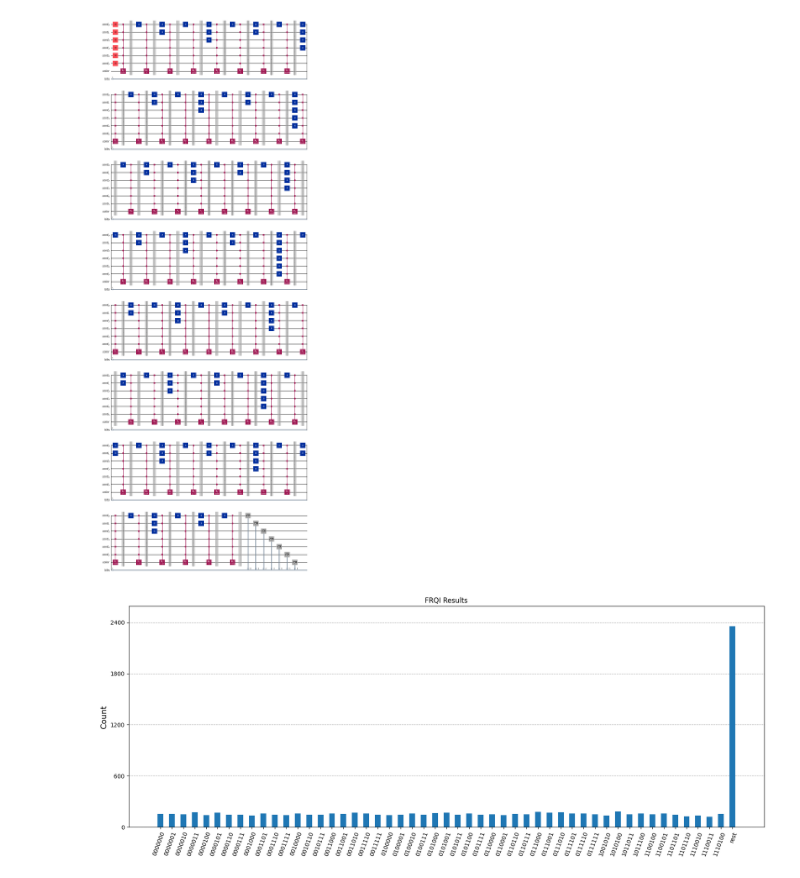
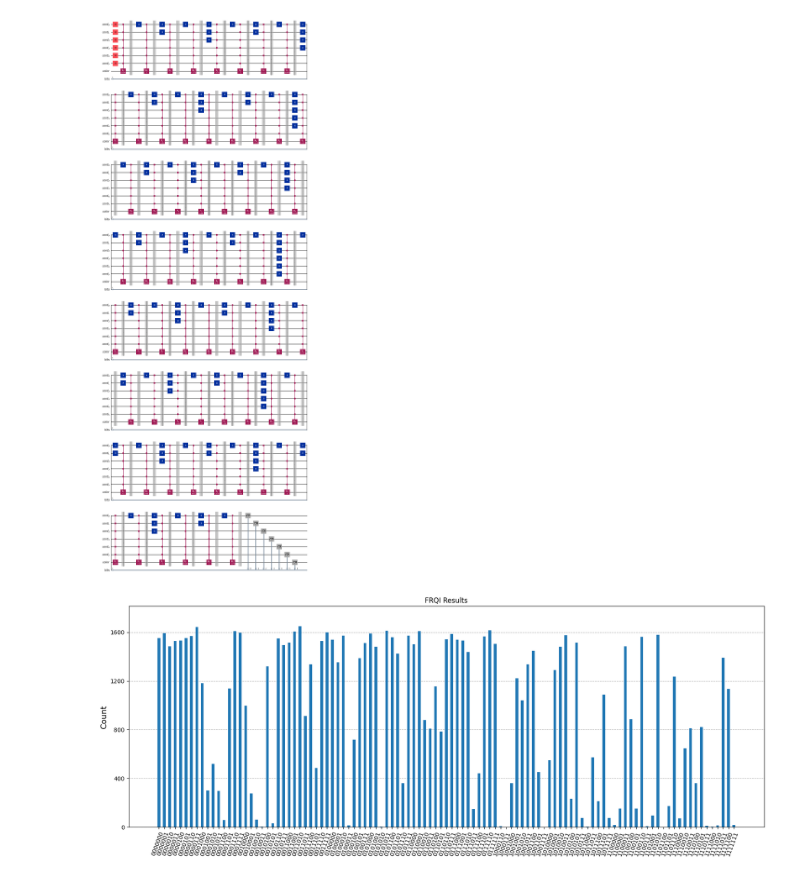
Before and after one commit to uriballo/quantum-encodings, a Jupyter notebook: FRQI.ipynb, the cells around one changed output. Saved outputs shown, nothing was run; the diff lists cells and outputs as text; code cells hidden in the pictures.

```diff
--- a/FRQI.ipynb
+++ b/FRQI.ipynb
@@ -86,10 +83,10 @@ frqi_circ.draw(output='mpl')
 # %%
 simulator = qiskit_aer.AerSimulator()
 circuit = qiskit.transpile(frqi_circ, simulator)
-shots = 10000
+shots = 100000
 result = simulator.run(circuit, shots=shots).result()
 # %%
 counts = result.get_counts(circuit)
-qiskit.visualization.plot_histogram(counts, figsize=(20, 7), title="FRQI Results", bar_labels=False, number_to_keep=50)
+qiskit.visualization.plot_histogram(counts, figsize=(20, 7), title="FRQI Results", bar_labels=False)
 # %% [output]
-[figure, old version]
+[figure, new version]
```
Also changed, not shown: parts of 6 cells of this notebook.
